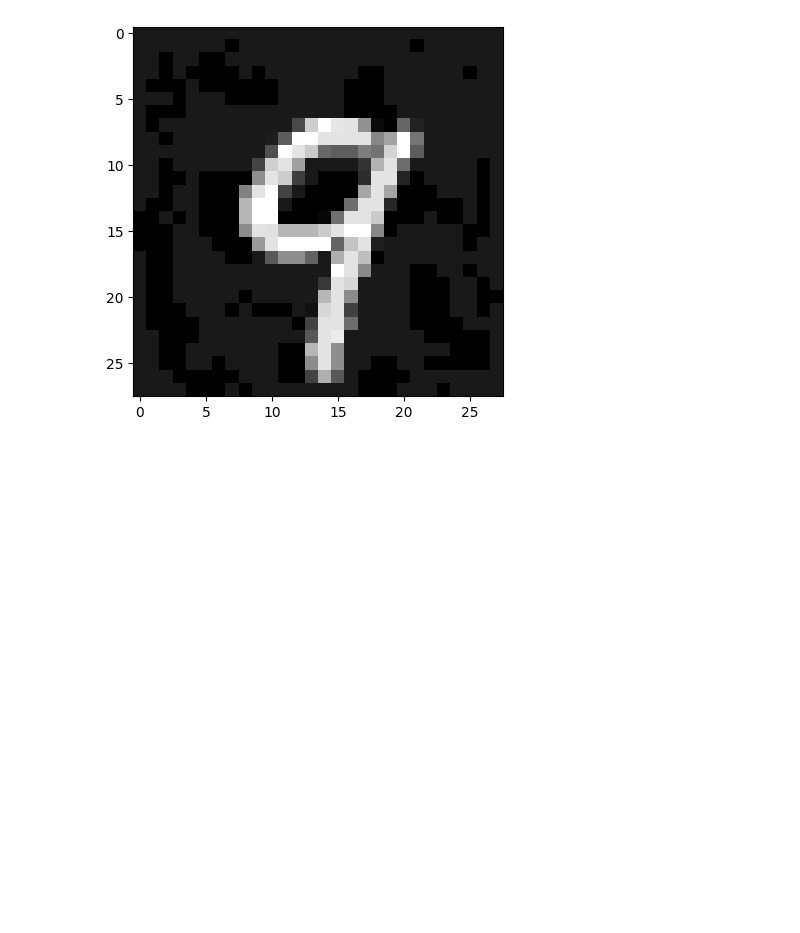
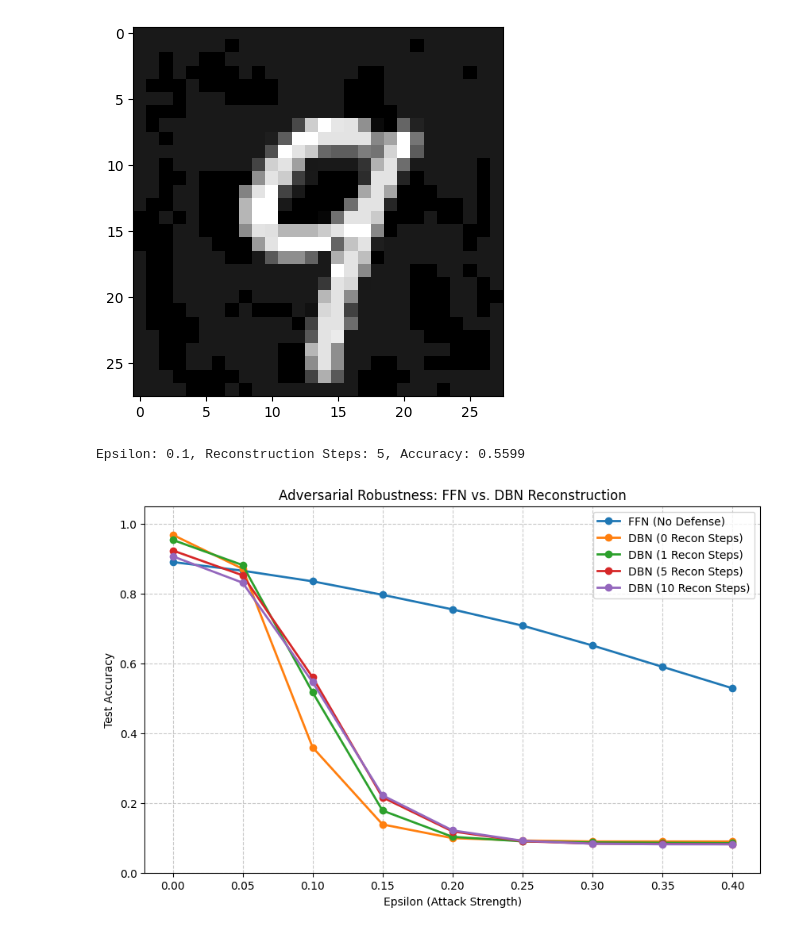
Before and after one commit to pavelihno/cognition-computation-project, a Jupyter notebook: notebook.ipynb, the cells around one changed output. Drawn from its saved outputs; the diff is of its cells as text; code cells hidden in the pictures; blank space fills up the shorter version.

Commit message:
Adversarial attack defence robustness tested

```diff
--- a/notebook.ipynb
+++ b/notebook.ipynb
@@ -1268,3 +1325,15 @@ show_img(_adv_img.reshape(mnist_img_shape), _label, _adv_label)
 The image shows the digit: 9
 Predicted digit: 8
 [figure]
+# %%
+adv_accuracy = test_robustness_with_reconstruction(
+    model=readout_dbn,
+    test_loader=dbn_test_loader,
+    epsilon=0.1,
+    num_steps=5,
+)
+# %% [output]
+Epsilon: 0.1, Reconstruction Steps: 5, Accuracy: 0.5599
+# %%
+epsilons = [0, 0.05, 0.1, 0.15, 0.2, 0.25, 0.3, 0.35, 0.4]
+steps_list = [0, 1, 5, 10]
@@ -1270,0 +1355,33 @@ Predicted digit: 8
+# %%
+ffn_accuracies = []
+
+for eps in epsilons:
+    _, acc = get_adversarial_data(
+        model=ffn_model,
+        test_loader=adv_test_loader,
+        epsilon=eps,
+        device=device,
+        print_output=False
+    )
+    ffn_accuracies.append(acc)
+# %%
+plt.figure(figsize=(10, 6))
+
+plot_adversarial_robustness_curve(
+    epsilons,
+    ffn_accuracies,
+    label='FFN (No Defense)'
+)
+
+for steps in steps_list:
+    plot_adversarial_robustness_curve(
+        epsilons,
+        results[steps],
+        label=f'DBN ({steps} Recon Steps)'
+    )
+
+plt.title('Adversarial Robustness: FFN vs. DBN Reconstruction')
+plt.legend(loc='best')
+plt.show()
+# %% [output]
+[figure, added]
```
Also changed, not shown: parts of 4 cells of this notebook.
